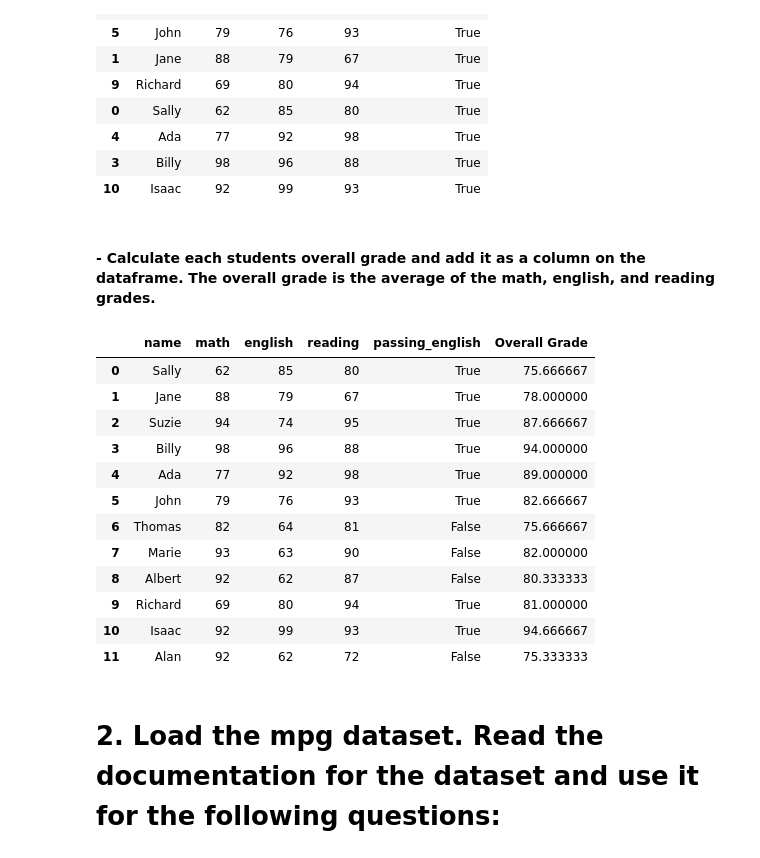
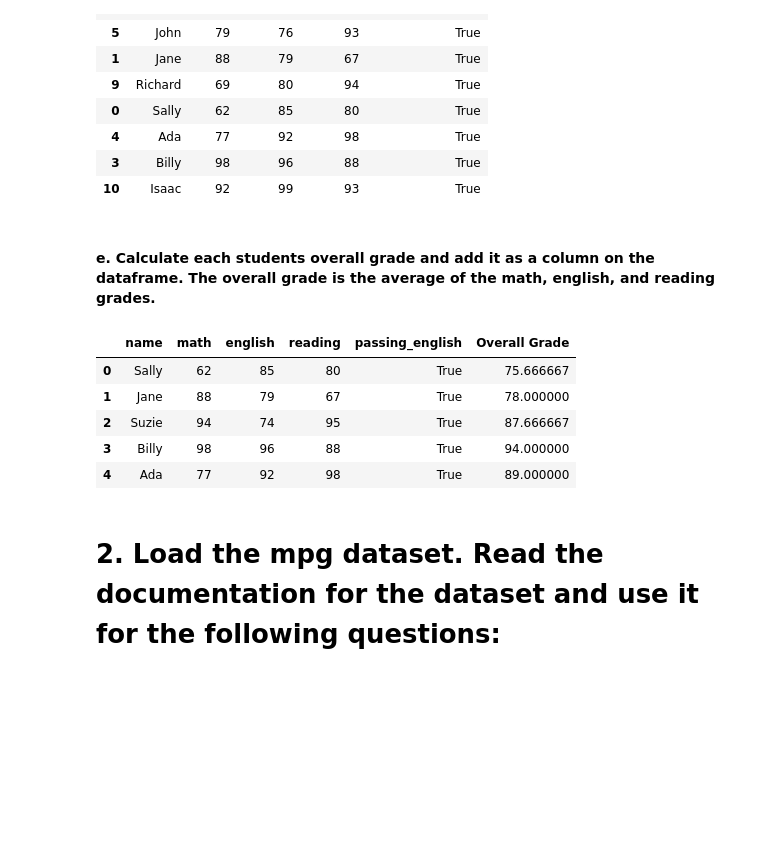
Before and after one commit to Marc-Aradillas/numpy-pandas-visualization-exercises, a Jupyter notebook: dataframes.ipynb, the cells around one changed output. Drawn from its saved outputs; the diff is of its cells as text; code cells hidden in the pictures; blank space fills up the shorter version.

```diff
--- a/dataframes.ipynb
+++ b/dataframes.ipynb
@@ -176,25 +192,18 @@ df.sort_values(by = ['passing_english', 'english'], ascending=True)
 | 3 | Billy | 98 | 96 | 88 | True |
 | 10 | Isaac | 92 | 99 | 93 | True |
 # %% [markdown]
-#### - Calculate each students overall grade and add it as a column on the dataframe. The overall grade is the average of the math, english, and reading grades.
+#### e. Calculate each students overall grade and add it as a column on the dataframe. The overall grade is the average of the math, english, and reading grades.
 # %%
 df['Overall Grade'] = (df['math'] + df['english'] + df['reading'])/3
 df['Overall Grade']
-df
+df.head()
 # %% [output]
 |  | name | math | english | reading | passing_english | Overall Grade |
 | 0 | Sally | 62 | 85 | 80 | True | 75.666667 |
 | 1 | Jane | 88 | 79 | 67 | True | 78.000000 |
 | 2 | Suzie | 94 | 74 | 95 | True | 87.666667 |
 | 3 | Billy | 98 | 96 | 88 | True | 94.000000 |
 | 4 | Ada | 77 | 92 | 98 | True | 89.000000 |
-| 5 | John | 79 | 76 | 93 | True | 82.666667 |
-| 6 | Thomas | 82 | 64 | 81 | False | 75.666667 |
-| 7 | Marie | 93 | 63 | 90 | False | 82.000000 |
-| 8 | Albert | 92 | 62 | 87 | False | 80.333333 |
-| 9 | Richard | 69 | 80 | 94 | True | 81.000000 |
-| 10 | Isaac | 92 | 99 | 93 | True | 94.666667 |
-| 11 | Alan | 92 | 62 | 72 | False | 75.333333 |
 # %% [markdown]
 # 2. Load the mpg dataset. Read the documentation for the dataset and use it for the following questions:
 # %%
```
Also changed, not shown: parts of 57 cells of this notebook, 1 other file.
